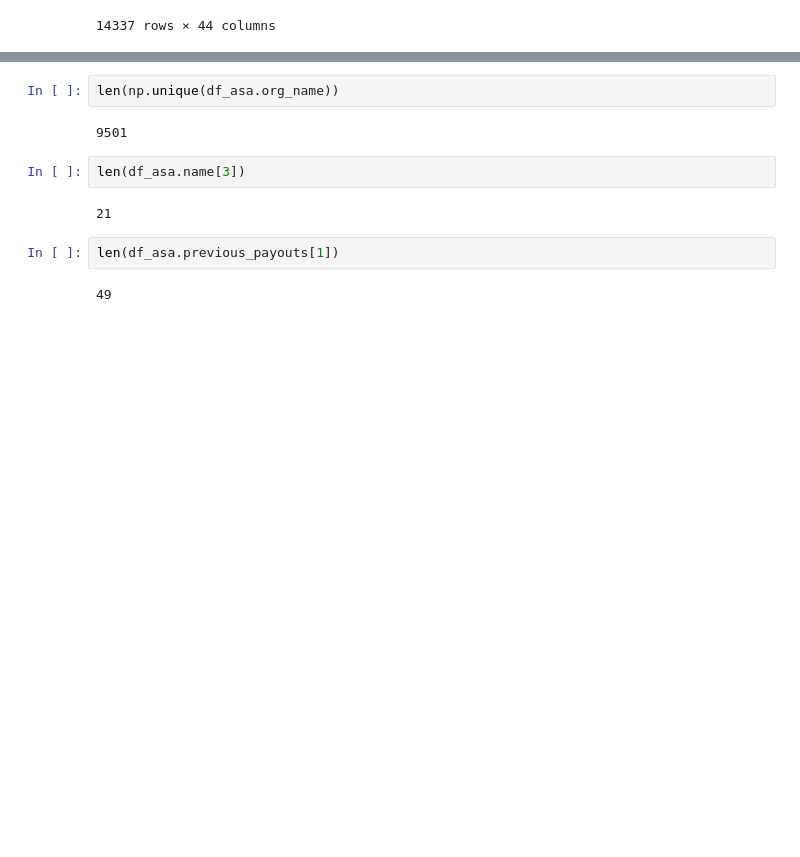
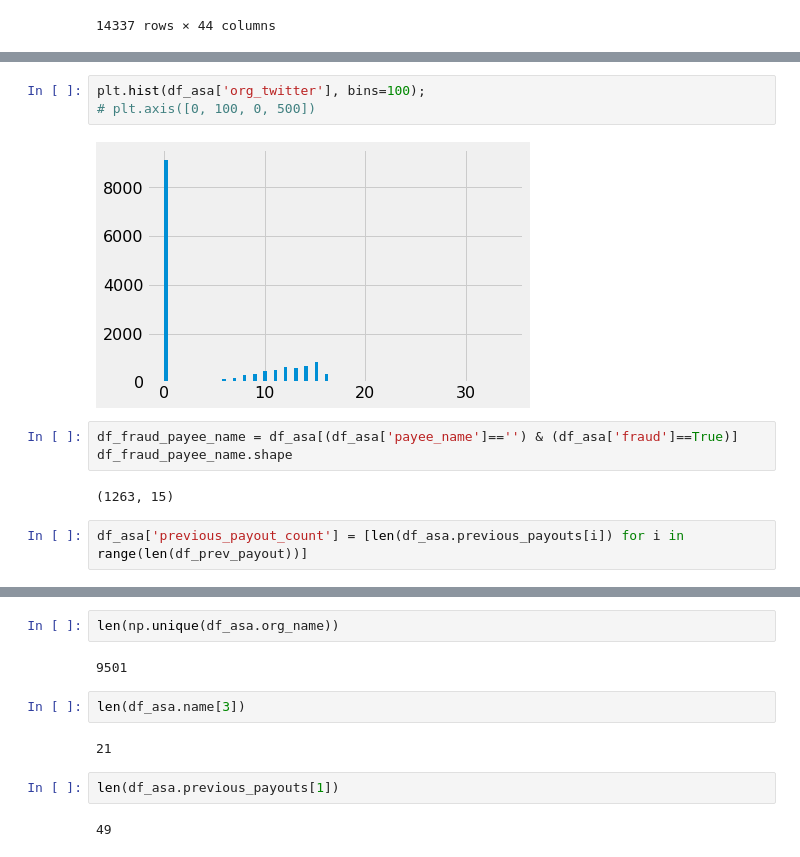
Before and after one commit to taylorjbritt/fraudcasestudy, a Jupyter notebook: notebooks/fraud-case-study-AK.ipynb, the cells around one changed output, grey strips where cells are left out. Cells and saved outputs as stored; diff of their text form; blank space fills up the shorter version.

```diff
--- a/notebooks/fraud-case-study-AK.ipynb
+++ b/notebooks/fraud-case-study-AK.ipynb
@@ -123,0 +153,12 @@ df_asa.head()
+# %%
+plt.hist(df_asa['org_twitter'], bins=100);
+# plt.axis([0, 100, 0, 500])
+# %% [output]
+[figure, added]
+# %%
+df_fraud_payee_name = df_asa[(df_asa['payee_name']=='') & (df_asa['fraud']==True)]
+df_fraud_payee_name.shape
+# %% [output]
+(1263, 15)
+# %%
+df_asa['previous_payout_count'] = [len(df_asa.previous_payouts[i]) for i in range(len(df_prev_payout))]
```
Also changed, not shown: parts of 12 cells of this notebook, 6 other files.
